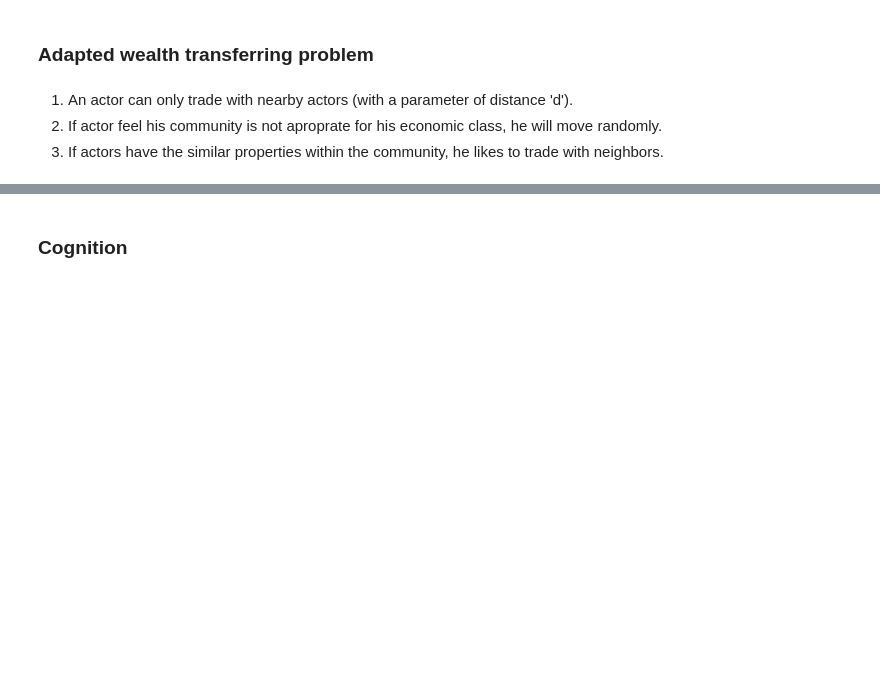
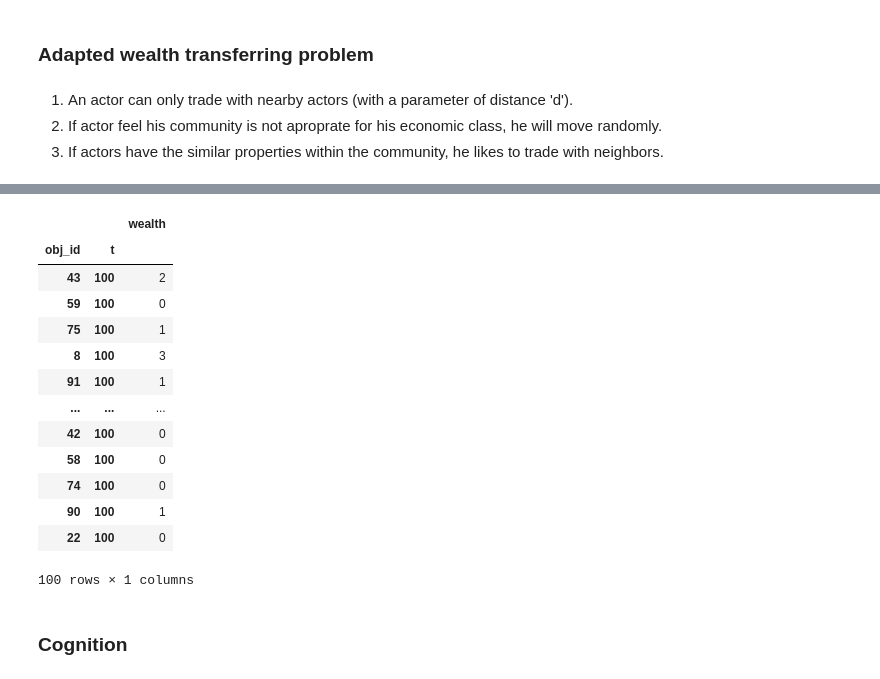
Before and after one commit to ABSESpy/ABSESpy, a Jupyter notebook: docs/notebooks/human/CCR_example.ipynb, the cells around one changed output, grey strips where cells are left out. Cells and saved outputs as stored; diff of their text form; code cells hidden in the pictures; blank space fills up the shorter version.

```diff
--- a/docs/notebooks/human/CCR_example.ipynb
+++ b/docs/notebooks/human/CCR_example.ipynb
@@ -187,2 +197,19 @@ TypeError: invalid indexer array, does not have integer dtype: array(None, dtype
+# %%
+results.variables.WealthyActor
+# %% [output]
+|  |  | wealth |
+| obj_id | t |  |
+| 43 | 100 | 2 |
+| 59 | 100 | 0 |
+| 75 | 100 | 1 |
+| 8 | 100 | 3 |
+| 91 | 100 | 1 |
+| ... | ... | ... |
+| 42 | 100 | 0 |
+| 58 | 100 | 0 |
+| 74 | 100 | 0 |
+| 90 | 100 | 1 |
+| 22 | 100 | 0 |
+100 rows × 1 columns
 # %% [markdown]
 ### Cognition
```
Also changed, not shown: parts of 5 cells of this notebook, 4 other files.
